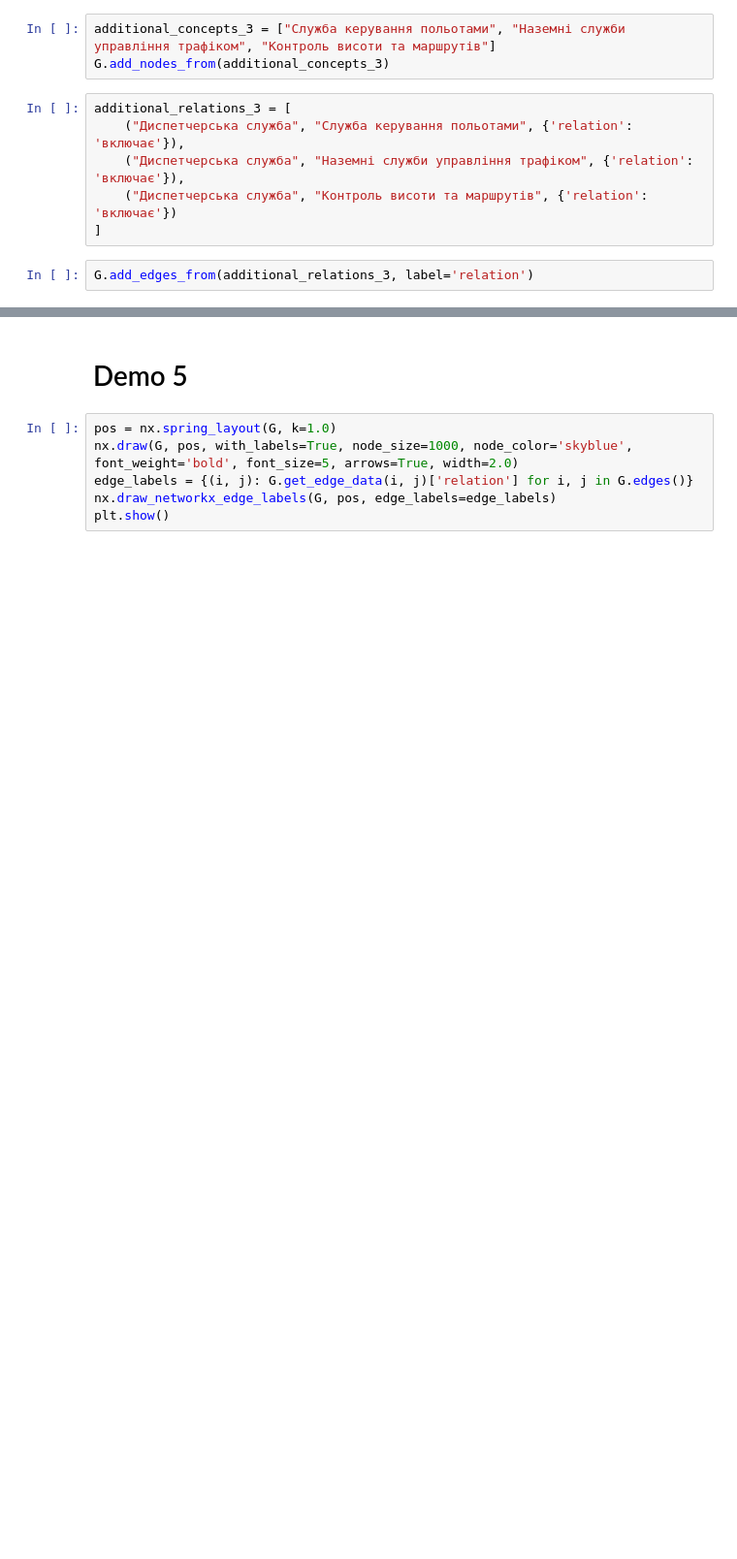
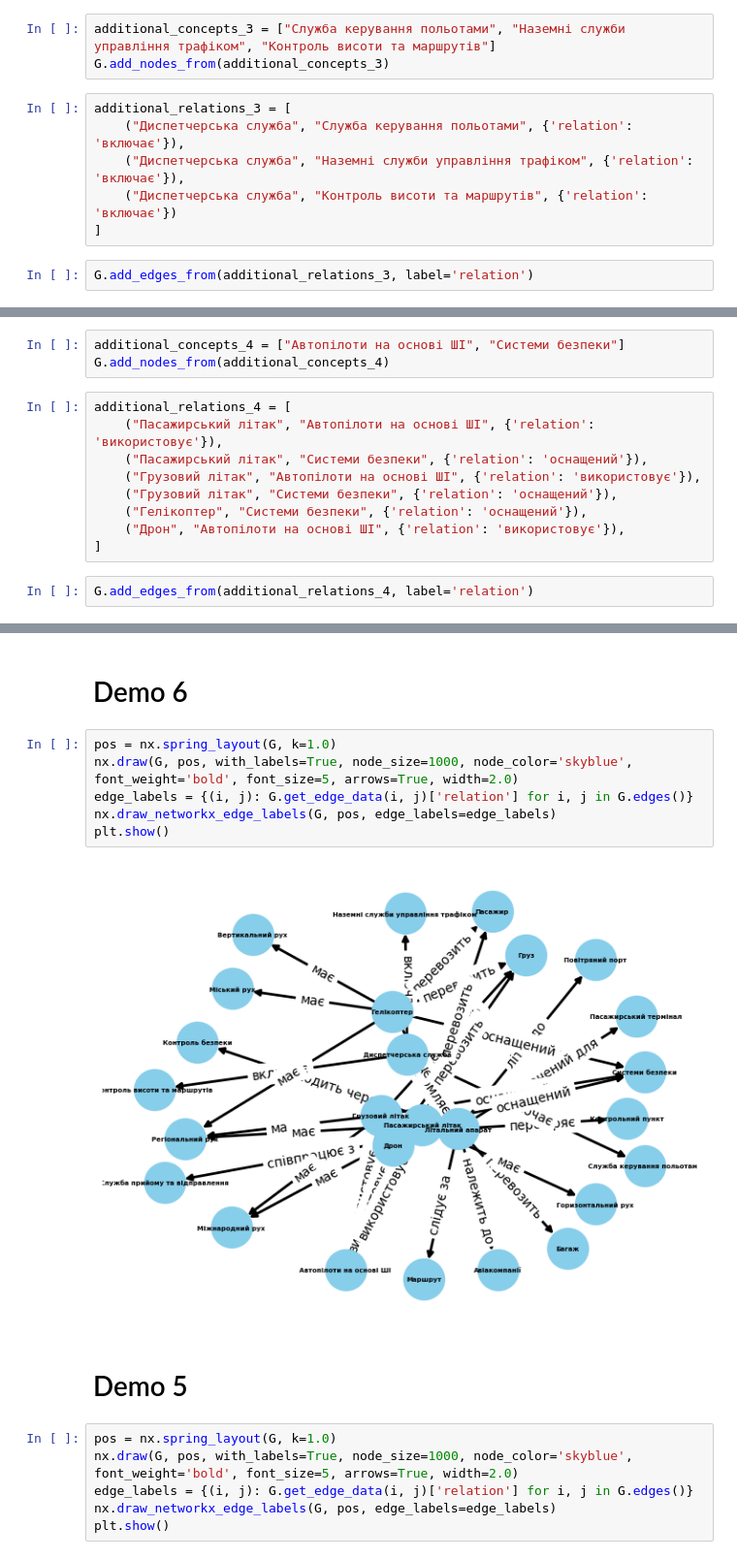
Before and after one commit to da4nik08/ml5, a Jupyter notebook: Semantic_Net.ipynb, the cells around one changed output, grey strips where cells are left out. Shown: that part at 97% size. Cells and saved outputs as stored; diff of their text form; blank space fills up the shorter version.

```diff
--- a/Semantic_Net.ipynb
+++ b/Semantic_Net.ipynb
@@ -86,0 +89,14 @@ G.add_edges_from(additional_relations_3, label='relation')
+# %%
+additional_concepts_4 = ["Автопілоти на основі ШІ", "Системи безпеки"]
+G.add_nodes_from(additional_concepts_4)
+# %%
+additional_relations_4 = [
+    ("Пасажирський літак", "Автопілоти на основі ШІ", {'relation': 'використовує'}),
+    ("Пасажирський літак", "Системи безпеки", {'relation': 'оснащений'}),
+    ("Грузовий літак", "Автопілоти на основі ШІ", {'relation': 'використовує'}),
+    ("Грузовий літак", "Системи безпеки", {'relation': 'оснащений'}),
+    ("Гелікоптер", "Системи безпеки", {'relation': 'оснащений'}),
+    ("Дрон", "Автопілоти на основі ШІ", {'relation': 'використовує'}),
+]
+# %%
+G.add_edges_from(additional_relations_4, label='relation')
@@ -87,3 +132,13 @@ G.add_edges_from(additional_relations_3, label='relation')
+# %% [markdown]
+# Demo 6
+# %%
+pos = nx.spring_layout(G, k=1.0)
+nx.draw(G, pos, with_labels=True, node_size=1000, node_color='skyblue', font_weight='bold', font_size=5, arrows=True, width=2.0)
+edge_labels = {(i, j): G.get_edge_data(i, j)['relation'] for i, j in G.edges()}
+nx.draw_networkx_edge_labels(G, pos, edge_labels=edge_labels)
+plt.show()
+# %% [output]
+[figure, added]
 # %% [markdown]
 # Demo 5
 # %%
```
Also changed, not shown: parts of 3 cells of this notebook.
